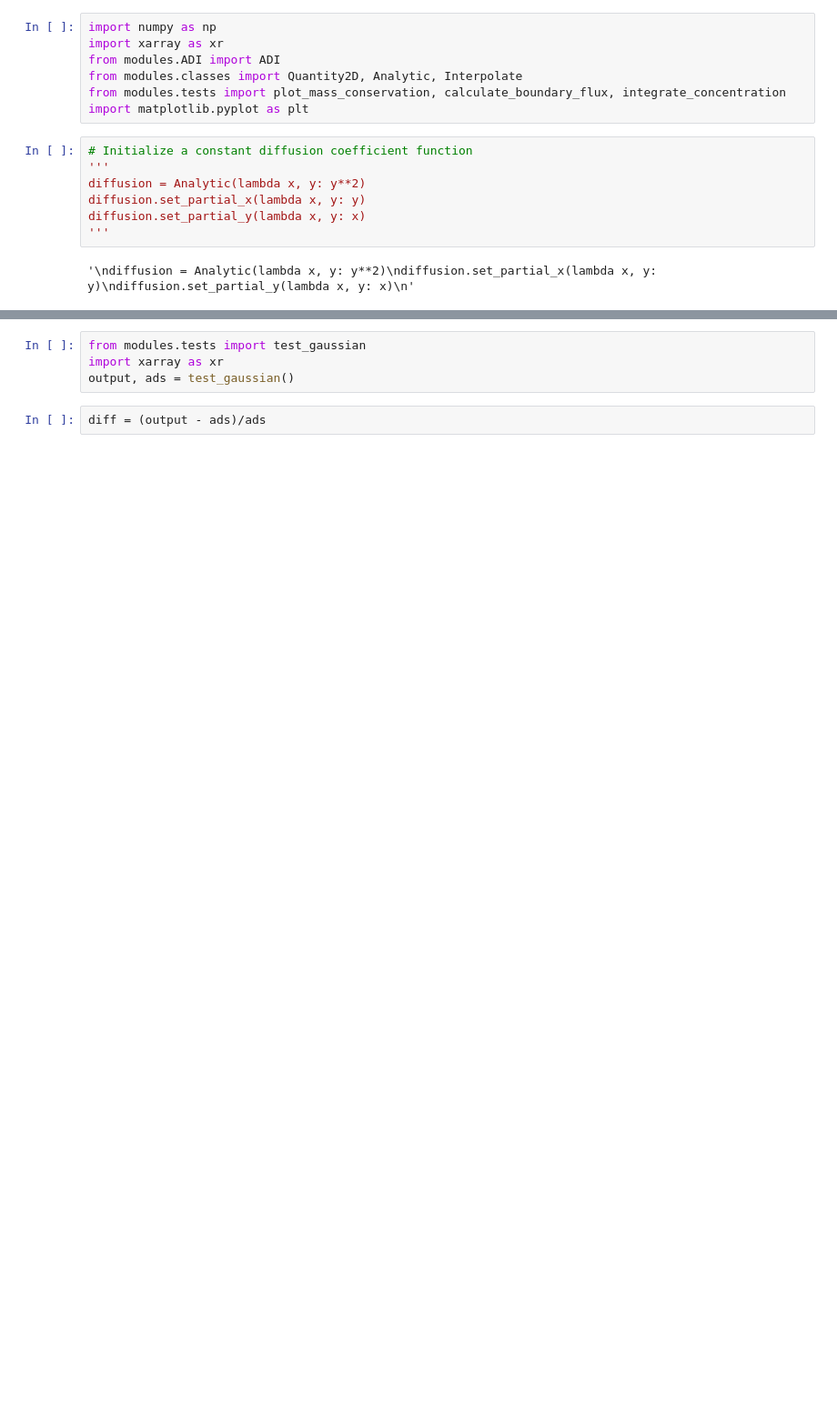
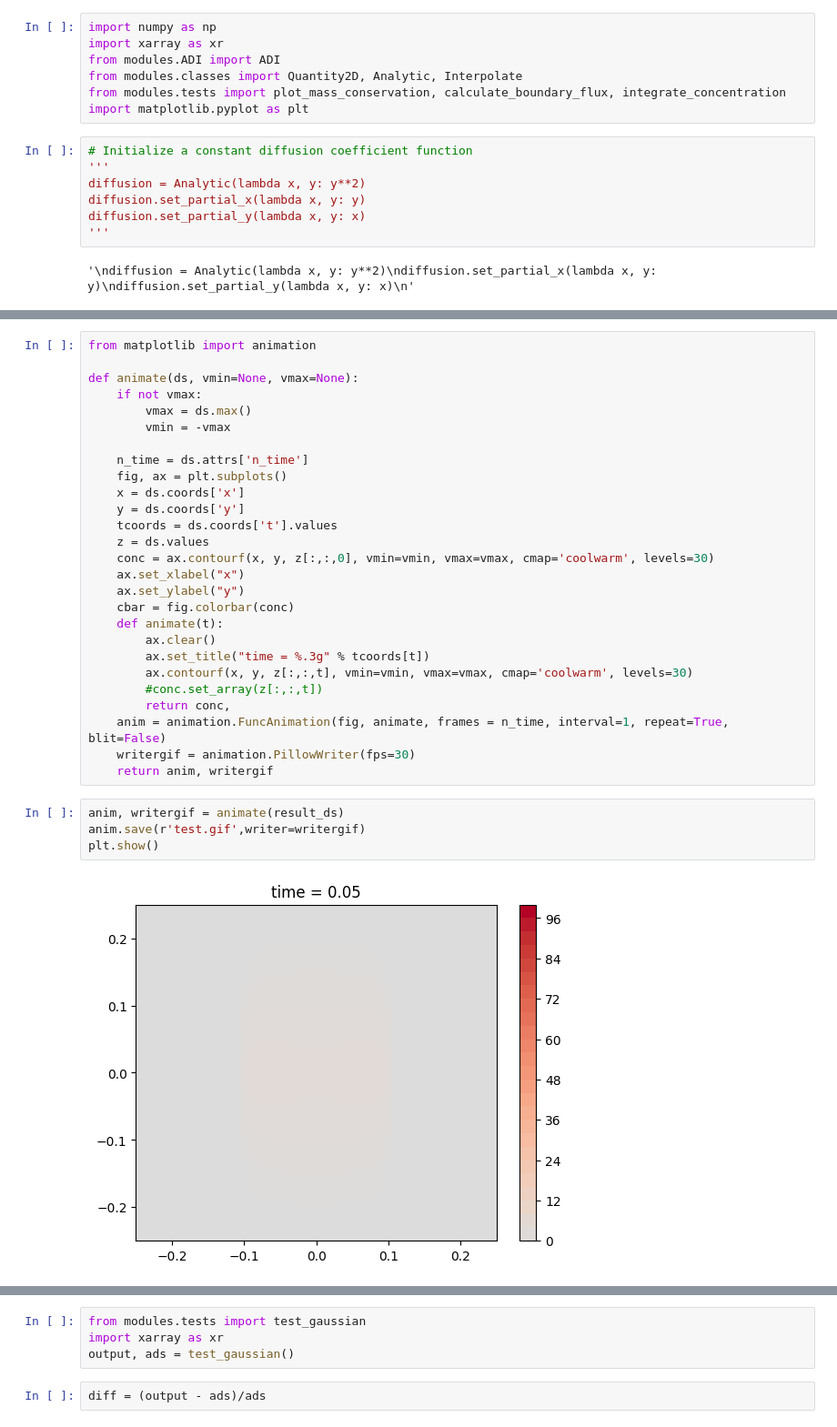
Before and after one commit to fongkenrui/A409_SeleniumDispersion, a Jupyter notebook: ADI_test.ipynb, the cells around one changed output, grey strips where cells are left out. Shown: that part at 91% size. Saved outputs shown, nothing was run; the diff lists cells and outputs as text; blank space fills up the shorter version.

```diff
--- a/ADI_test.ipynb
+++ b/ADI_test.ipynb
@@ -64,3 +64,36 @@ xr.plot.contourf(result_ds.isel(t=900), levels=30)
+# %%
+from matplotlib import animation
+
+def animate(ds, vmin=None, vmax=None):
+    if not vmax:
+        vmax = ds.max()
+        vmin = -vmax
+
+    n_time = ds.attrs['n_time']
+    fig, ax = plt.subplots()
+    x = ds.coords['x']
+    y = ds.coords['y']
+    tcoords = ds.coords['t'].values
+    z = ds.values
+    conc = ax.contourf(x, y, z[:,:,0], vmin=vmin, vmax=vmax, cmap='coolwarm', levels=30)
+    ax.set_xlabel("x")
+    ax.set_ylabel("y")
+    cbar = fig.colorbar(conc)
+    def animate(t):
+        ax.clear()
+        ax.set_title("time = %.3g" % tcoords[t])
+        ax.contourf(x, y, z[:,:,t], vmin=vmin, vmax=vmax, cmap='coolwarm', levels=30)
+        #conc.set_array(z[:,:,t])
+        return conc,
+    anim = animation.FuncAnimation(fig, animate, frames = n_time, interval=1, repeat=True, blit=False)
+    writergif = animation.PillowWriter(fps=30)
+    return anim, writergif
+# %%
+anim, writergif = animate(result_ds)
+anim.save(r'test.gif',writer=writergif)
+plt.show()
+# %% [output]
+[figure, added]
 # %%
 fig, ax = plot_mass_conservation(result_ds)
 # %% [output]
```
Also changed, not shown: parts of 8 cells of this notebook, 3 other files.
